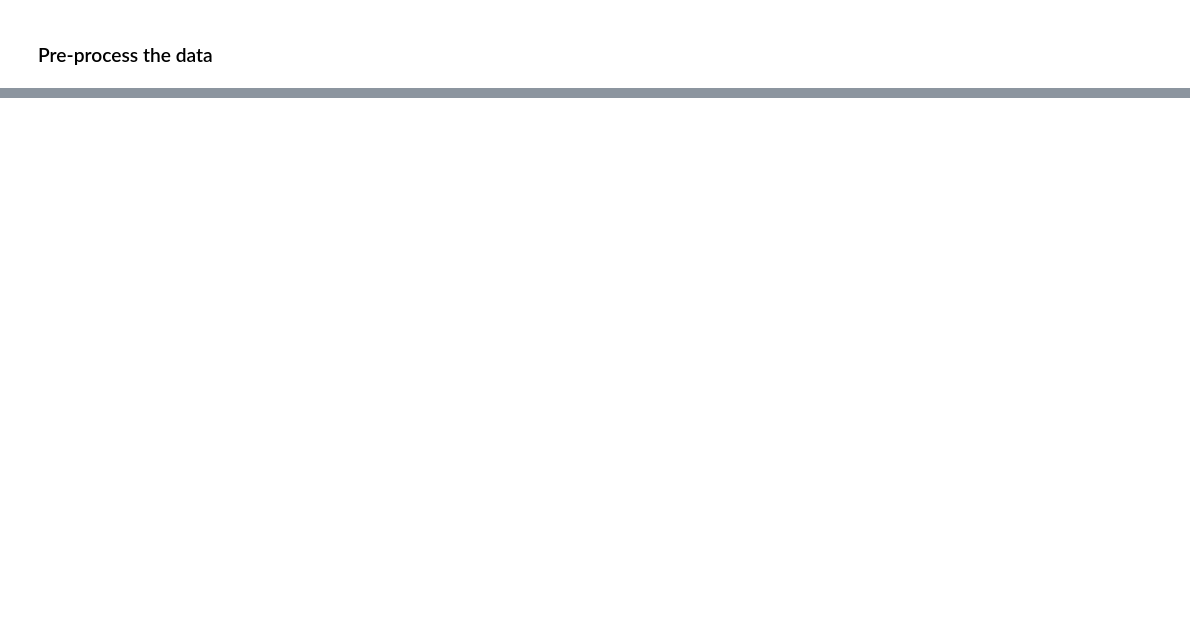
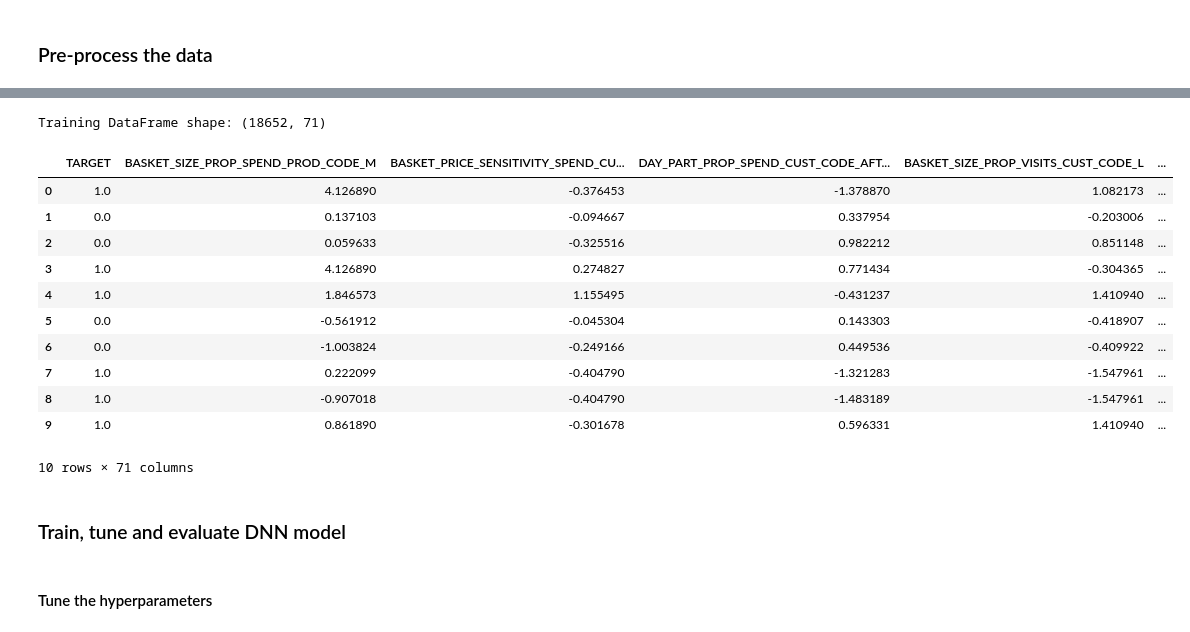
Before and after one commit to ifu97224/grocery_recommender, a Jupyter notebook: Grocery_Recommender/Model Build/PyTorch Model/Run train and validate PyTorch Model.ipynb, the cells around one changed output, grey strips where cells are left out. Saved outputs shown, nothing was run; the diff lists cells and outputs as text; code cells hidden in the pictures; blank space fills up the shorter version.

```diff
--- a/Grocery_Recommender/Model Build/PyTorch Model/Run train and validate PyTorch Model.ipynb
+++ b/Grocery_Recommender/Model Build/PyTorch Model/Run train and validate PyTorch Model.ipynb
@@ -1,3 +5,27 @@
+# %%
+import pandas as pd
+import boto3
+import sagemaker
+from sagemaker.pytorch import PyTorch
+from sagemaker import get_execution_role
+from sagemaker.sklearn.processing import SKLearnProcessor
+from sagemaker.processing import ProcessingInput, ProcessingOutput
+from sagemaker.tuner import (
+    IntegerParameter,
+    ContinuousParameter,
+    CategoricalParameter,
+    HyperparameterTuner,
+)
+
+
+from sklearn.metrics import classification_report, roc_auc_score, accuracy_score, confusion_matrix
+
+role = get_execution_role()
+session = sagemaker.Session()
+sklearn_v = "0.20.0"
+
+import SKLearn_input_prep
+import plot_hyperparameter_tuning as plt_hyper
 # %%
 # create a list of the features to use for modeling
 
@@ -137,0 +165,22 @@ estimator = PyTorch(entry_point='train.py',
+# %%
+train_df = pd.read_csv(preprocessed_training_data + "/train_df.csv")
+print("Training DataFrame shape: {}".format(train_df.shape))
+train_df.head(n=10)
+# %% [output]
+Training DataFrame shape: (18652, 71)
+|  | TARGET | BASKET_SIZE_PROP_SPEND_PROD_CODE_M | BASKET_PRICE_SENSITIVITY_SPEND_CU... | DAY_PART_PROP_SPEND_CUST_CODE_AFT... | BASKET_SIZE_PROP_VISITS_CUST_CODE_L | ... |
+| 0 | 1.0 | 4.126890 | -0.376453 | -1.378870 | 1.082173 | ... |
+| 1 | 0.0 | 0.137103 | -0.094667 | 0.337954 | -0.203006 | ... |
+| 2 | 0.0 | 0.059633 | -0.325516 | 0.982212 | 0.851148 | ... |
+| 3 | 1.0 | 4.126890 | 0.274827 | 0.771434 | -0.304365 | ... |
+| 4 | 1.0 | 1.846573 | 1.155495 | -0.431237 | 1.410940 | ... |
+| 5 | 0.0 | -0.561912 | -0.045304 | 0.143303 | -0.418907 | ... |
+| 6 | 0.0 | -1.003824 | -0.249166 | 0.449536 | -0.409922 | ... |
+| 7 | 1.0 | 0.222099 | -0.404790 | -1.321283 | -1.547961 | ... |
+| 8 | 1.0 | -0.907018 | -0.404790 | -1.483189 | -1.547961 | ... |
+| 9 | 1.0 | 0.861890 | -0.301678 | 0.596331 | 1.410940 | ... |
+10 rows × 71 columns
+# %% [markdown]
+### Train, tune and evaluate DNN model
+# %% [markdown]
+#### Tune the hyperparameters
```
Also changed, not shown: parts of 10 cells of this notebook, 8 other files.
